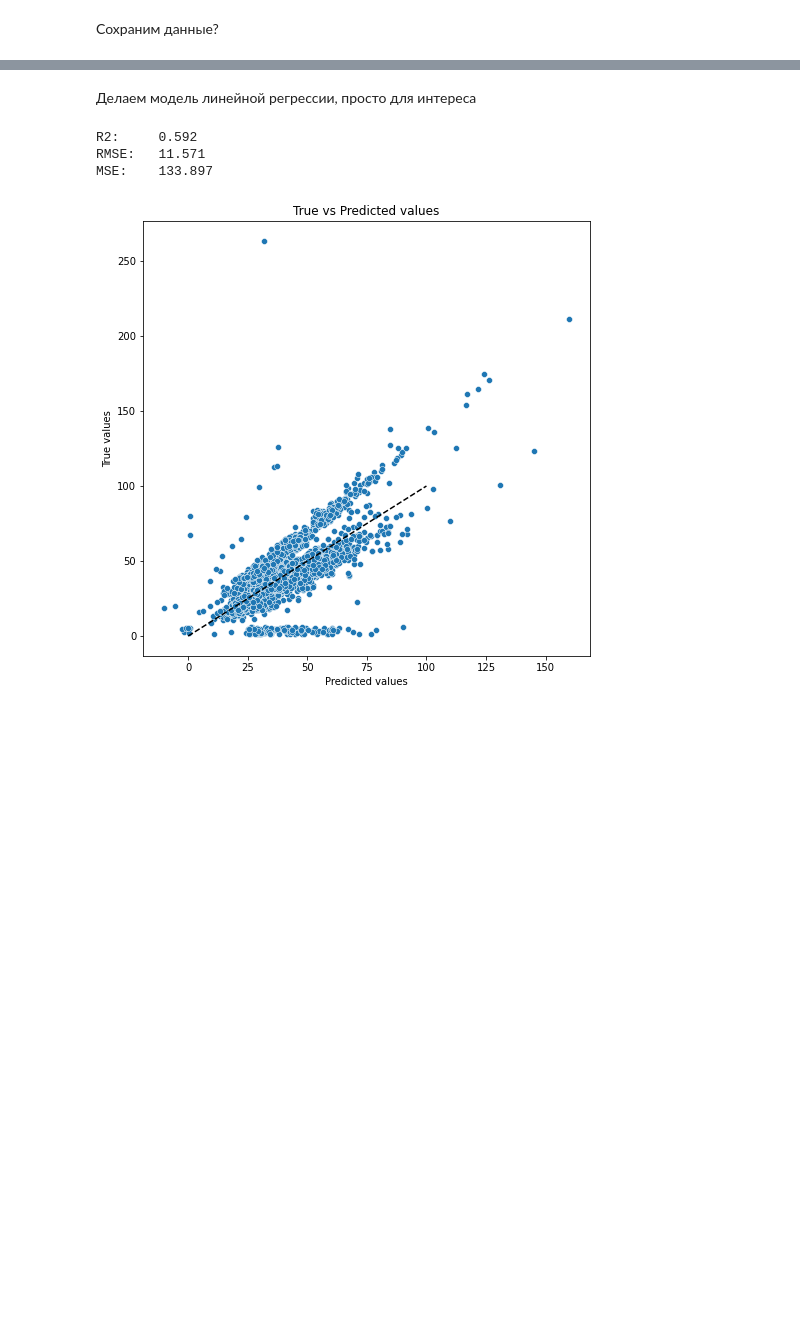
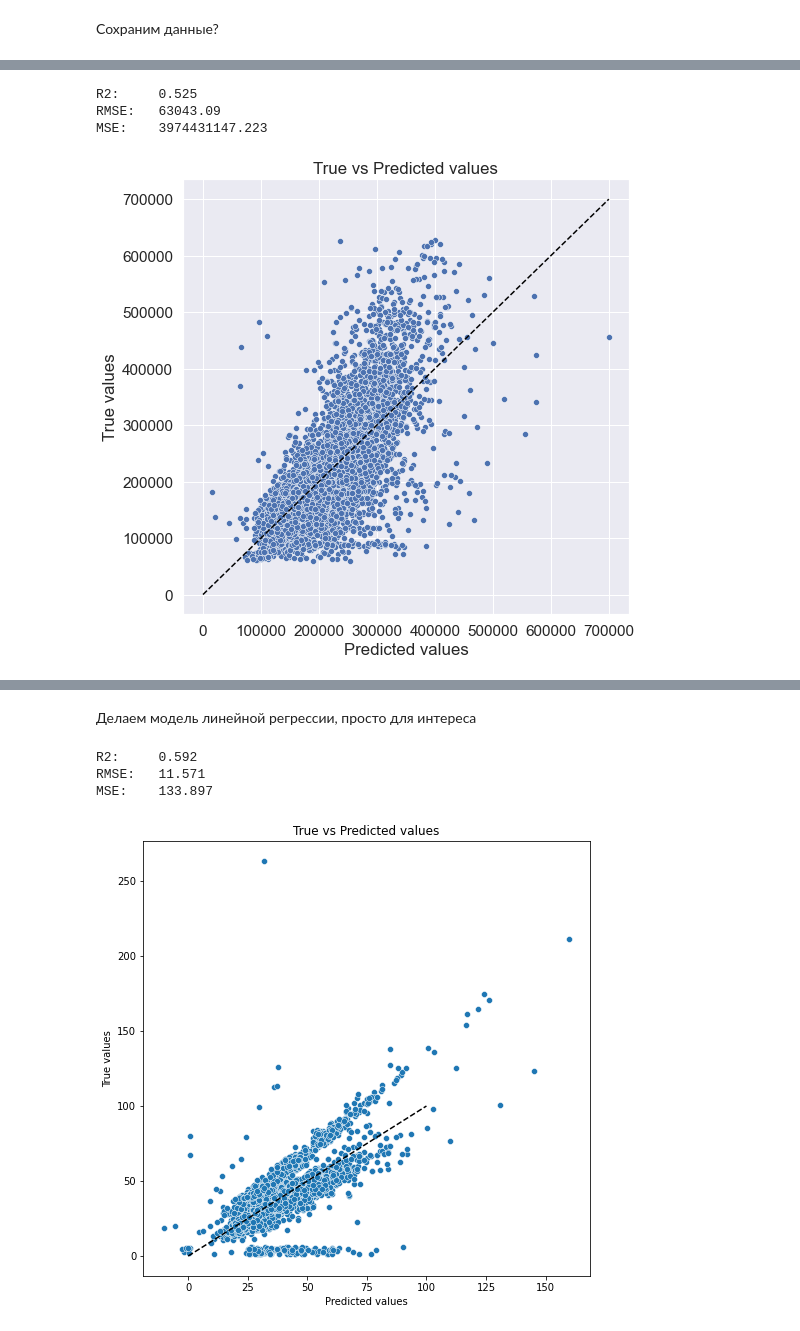
Before and after one commit to Anbionchik/Git_brain_lessons, a Jupyter notebook: Python_libs/Course Work/Course_Work_Khlopkov.ipynb, the cells around one changed output, grey strips where cells are left out. Drawn from its saved outputs; the diff is of its cells as text; code cells hidden in the pictures; blank space fills up the shorter version.

```diff
--- a/Python_libs/Course Work/Course_Work_Khlopkov.ipynb
+++ b/Python_libs/Course Work/Course_Work_Khlopkov.ipynb
@@ -253,0 +335,6 @@ with open('init_prep_data', 'wb') as f:
+# %%
+X = data.drop('Price', axis=1)
+# %%
+Y = data['Price']
+# %%
+X_train, X_test, Y_train, Y_test = train_test_split(X, Y, test_size=0.3, random_state=42)
@@ -253,0 +349,4 @@ with open('init_prep_data', 'wb') as f:
+# %%
+scaler = RobustScaler()
+X_train = pd.DataFrame(scaler.fit_transform(X_train), columns=X_train.columns)
+X_test = pd.DataFrame(scaler.transform(X_test), columns=X_train.columns)
@@ -253,0 +366,13 @@ with open('init_prep_data', 'wb') as f:
+# %%
+lr = LinearRegression()
+lr.fit(X_train, Y_train)
+
+Y_train_pred = lr.predict(X_train)
+Y_train_pred = np.clip(Y_train_pred, a_min=10000, a_max=700000)
+
+evaluate_preds(Y_train, Y_train_pred)
+# %% [output]
+R2:     0.525
+RMSE:   63043.09
+MSE:    3974431147.223
+[figure, added]
```
Also changed, not shown: parts of 21 cells of this notebook, 1 other file.
